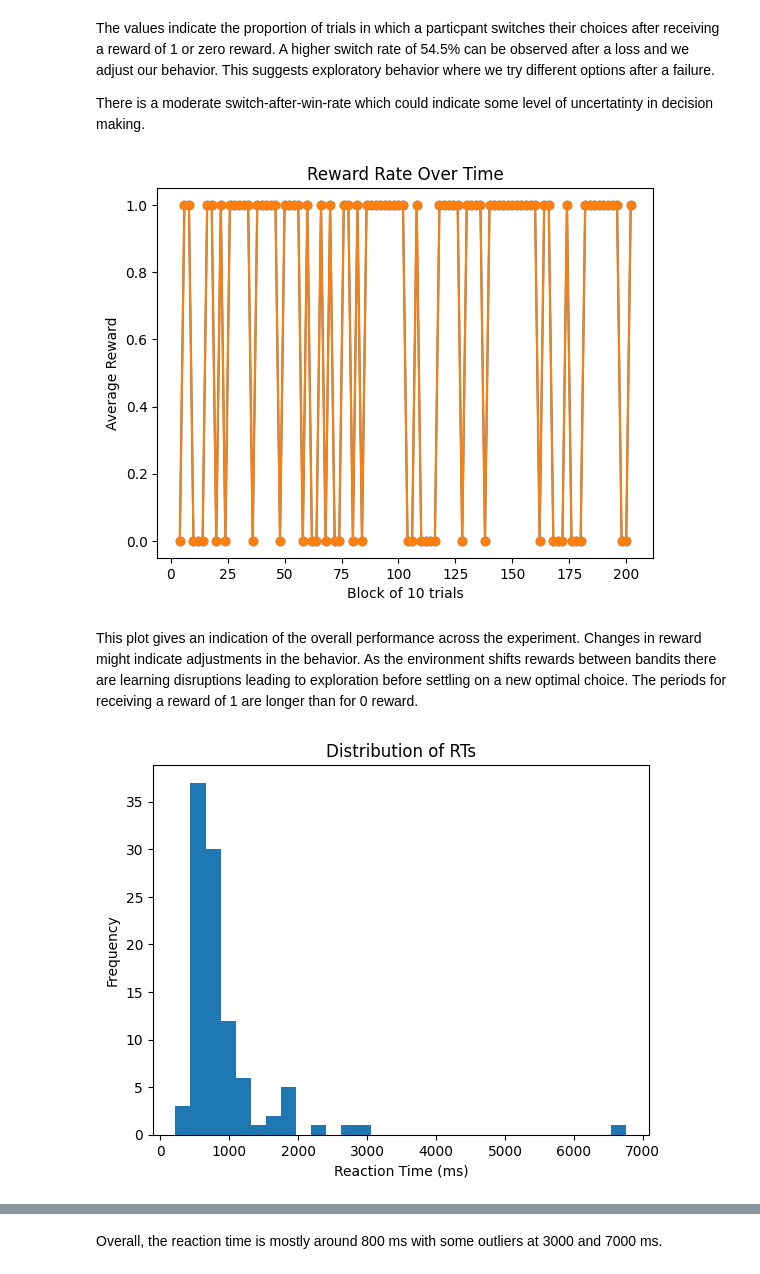
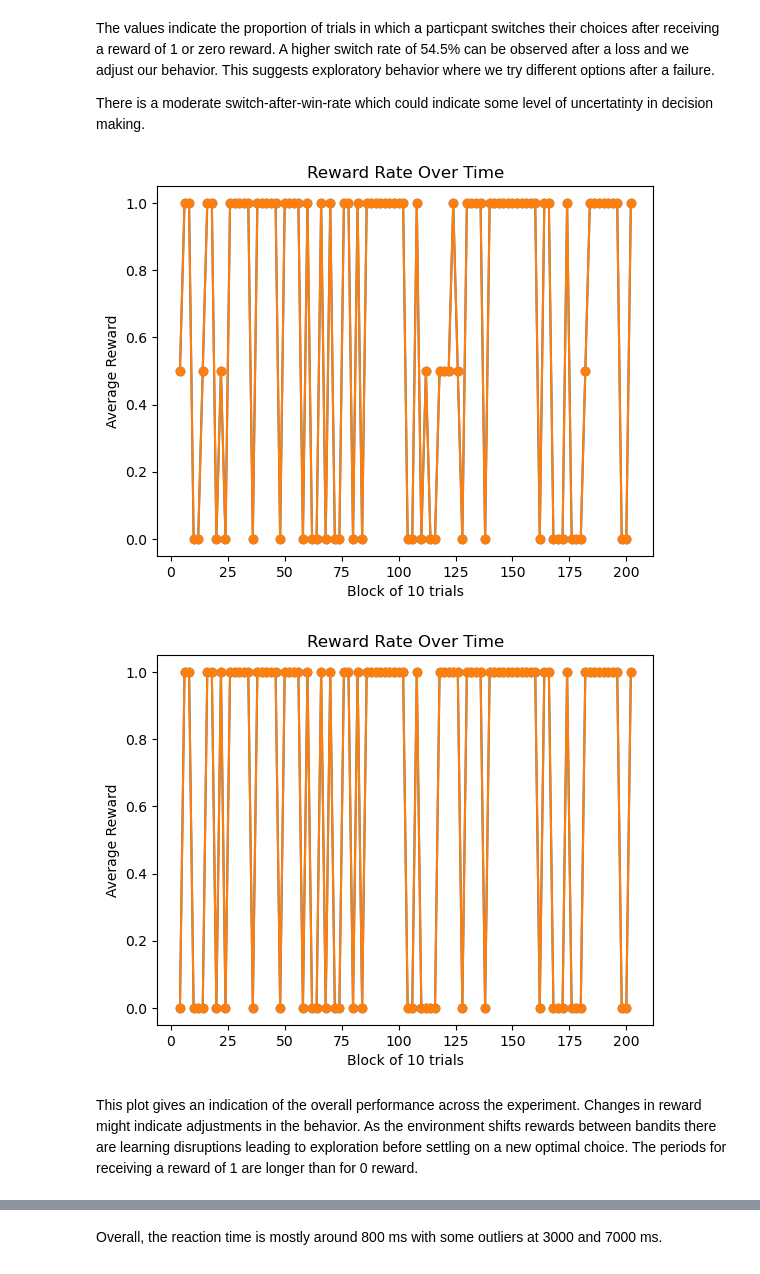
Before and after one commit to elihagen/modeling_group3, a Jupyter notebook: Group3_Experiment_1.ipynb, the cells around one changed output, grey strips where cells are left out. Drawn from its saved outputs; the diff is of its cells as text; code cells hidden in the pictures.

```diff
--- a/Group3_Experiment_1.ipynb
+++ b/Group3_Experiment_1.ipynb
@@ -166,13 +154,11 @@ Switch after Loss: 0.21212121212121213
 The values indicate the proportion of trials in which a particpant switches their choices after receiving a reward of 1 or zero reward. A higher switch rate of 54.5% can be observed after a loss and we adjust our behavior. This suggests exploratory behavior where we try different options after a failure.
 
 There is a moderate switch-after-win-rate which could indicate some level of uncertatinty in decision making.
-# %%
-plot_reward_over_time(df)
-# %% [output]
-[figure, removed]
+# %%
+plot_reward_over_time(df_merged)
+plot_reward_over_time(df_single)
+# %% [output]
+[figure, added]
+[figure, added]
 # %% [markdown]
 This plot gives an indication of the overall performance across the experiment. Changes in reward might indicate adjustments in the behavior. As the environment shifts rewards between bandits there are learning disruptions leading to exploration before settling on a new optimal choice. The periods for receiving a reward of 1 are longer than for 0 reward.
-# %%
-plot_rt(df)
-# %% [output]
-[figure, removed]
```
Also changed, not shown: parts of 15 cells of this notebook, 4 other files.
